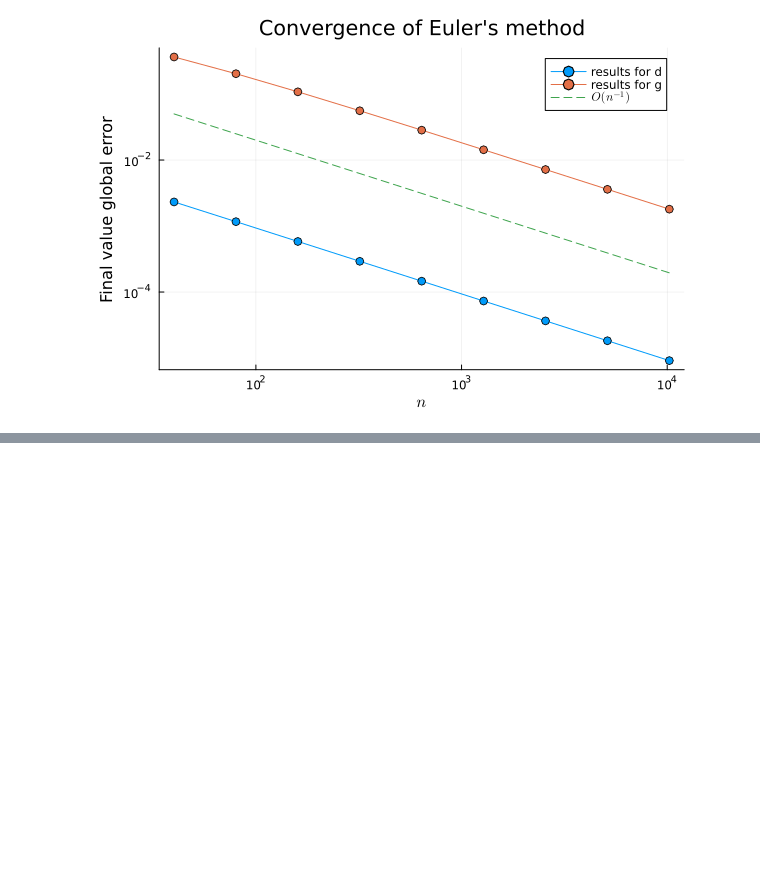
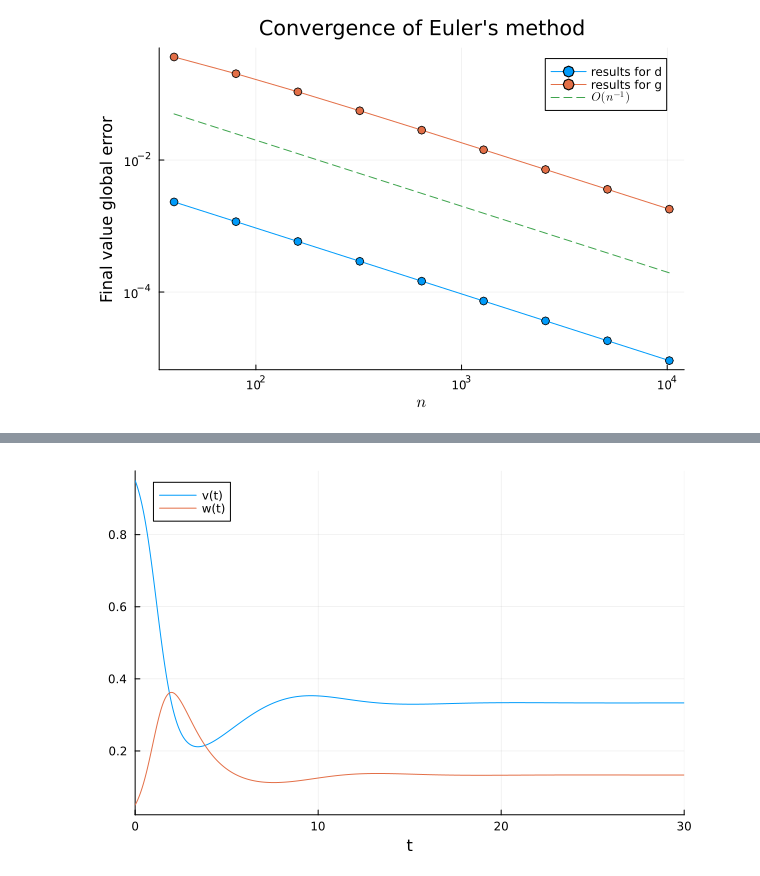
Before and after one commit to DrEntropy/FNC, a Jupyter notebook: chapter6.ipynb, the cells around one changed output, grey strips where cells are left out. Saved outputs shown, nothing was run; the diff lists cells and outputs as text; code cells hidden in the pictures; blank space fills up the shorter version.

```diff
--- a/chapter6.ipynb
+++ b/chapter6.ipynb
@@ -243,0 +275,10 @@ plot!(ns,0.05*(ns/ns[1]).^(-1),l=:dash,label=L"O(n^{-1})")
+# %%
+# u[1] is v, u[2] is w
+
+sir = (u,p,t) -> [0.2*(1-u[1])- 3*u[1]*u[2]; (3*u[1] -1)*u[2]]
+
+ivp = ODEProblem(sir, [0.95, 0.05], (0, 30.0))
+
+sol = solve(ivp, Tsit5())
+plot(sol,vars=[1,2], label=["v(t)" "w(t)"], legend=:topleft)
+# %% [output]
@@ -243,0 +287 @@ plot!(ns,0.05*(ns/ns[1]).^(-1),l=:dash,label=L"O(n^{-1})")
+[figure, added]
```
Also changed, not shown: parts of 8 cells of this notebook.
